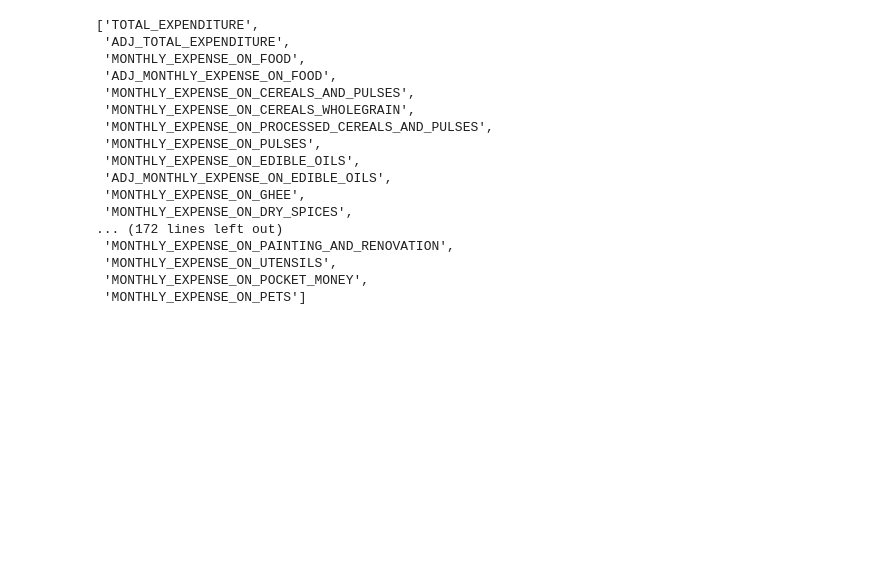
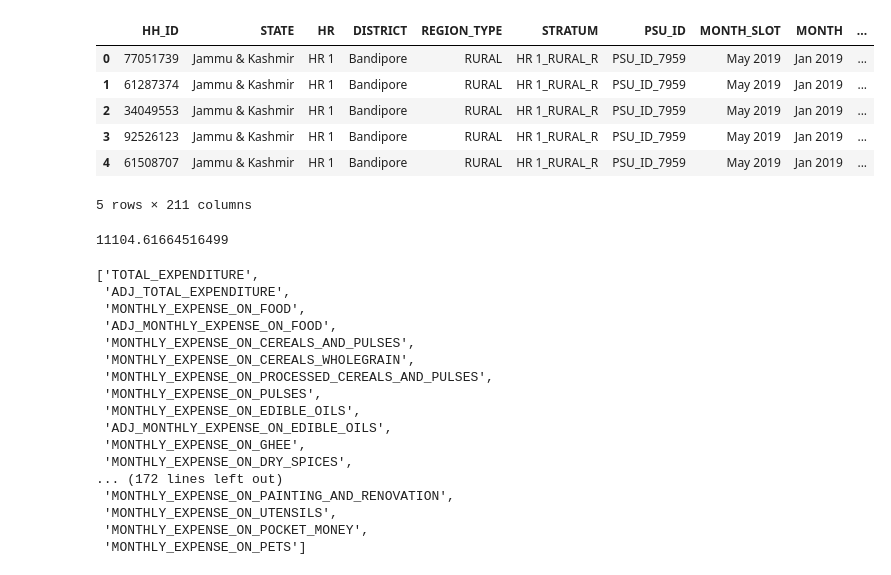
Before and after one commit to parikshitsam/Income-Pyramids, a Jupyter notebook: Expenditures.ipynb, the cells around one changed output. Saved outputs shown, nothing was run; the diff lists cells and outputs as text; code cells hidden in the pictures; blank space fills up the shorter version.

```diff
--- a/Expenditures.ipynb
+++ b/Expenditures.ipynb
@@ -6,9 +6,21 @@ import glob
 import zipfile
 %matplotlib notebook
 # %%
-# path = r"C:\Users\parik\Documents\Data sets\Consumption Pyramids-20220311T061932Z-001\Consumption Pyramids\Monthly Expenses\consumption_pyramids_20190131_MS_rev_csv\consumption_pyramids_20190131_MS_rev.csv"
-# df = pd.read_csv(path)
-# df.head()
+path = r"C:\Users\parik\Documents\Data sets\Consumption Pyramids-20220311T061932Z-001\Consumption Pyramids\Monthly Expenses\consumption_pyramids_20190131_MS_rev.csv"
+df = pd.read_csv(path)
+df.head()
+# %% [output]
+|  | HH_ID | STATE | HR | DISTRICT | REGION_TYPE | STRATUM | PSU_ID | MONTH_SLOT | MONTH | ... |
+| 0 | 77051739 | Jammu & Kashmir | HR 1 | Bandipore | RURAL | HR 1_RURAL_R | PSU_ID_7959 | May 2019 | Jan 2019 | ... |
+| 1 | 61287374 | Jammu & Kashmir | HR 1 | Bandipore | RURAL | HR 1_RURAL_R | PSU_ID_7959 | May 2019 | Jan 2019 | ... |
+| 2 | 34049553 | Jammu & Kashmir | HR 1 | Bandipore | RURAL | HR 1_RURAL_R | PSU_ID_7959 | May 2019 | Jan 2019 | ... |
+| 3 | 92526123 | Jammu & Kashmir | HR 1 | Bandipore | RURAL | HR 1_RURAL_R | PSU_ID_7959 | May 2019 | Jan 2019 | ... |
+| 4 | 61508707 | Jammu & Kashmir | HR 1 | Bandipore | RURAL | HR 1_RURAL_R | PSU_ID_7959 | May 2019 | Jan 2019 | ... |
+5 rows × 211 columns
+# %%
+df['TOTAL_EXPENDITURE'].mean()
+# %% [output]
+11104.61664516499
 # %%
 exp_cols = list(df.columns)[23:]
 # %%
```
Also changed, not shown: parts of 40 cells of this notebook, 7 other files.
